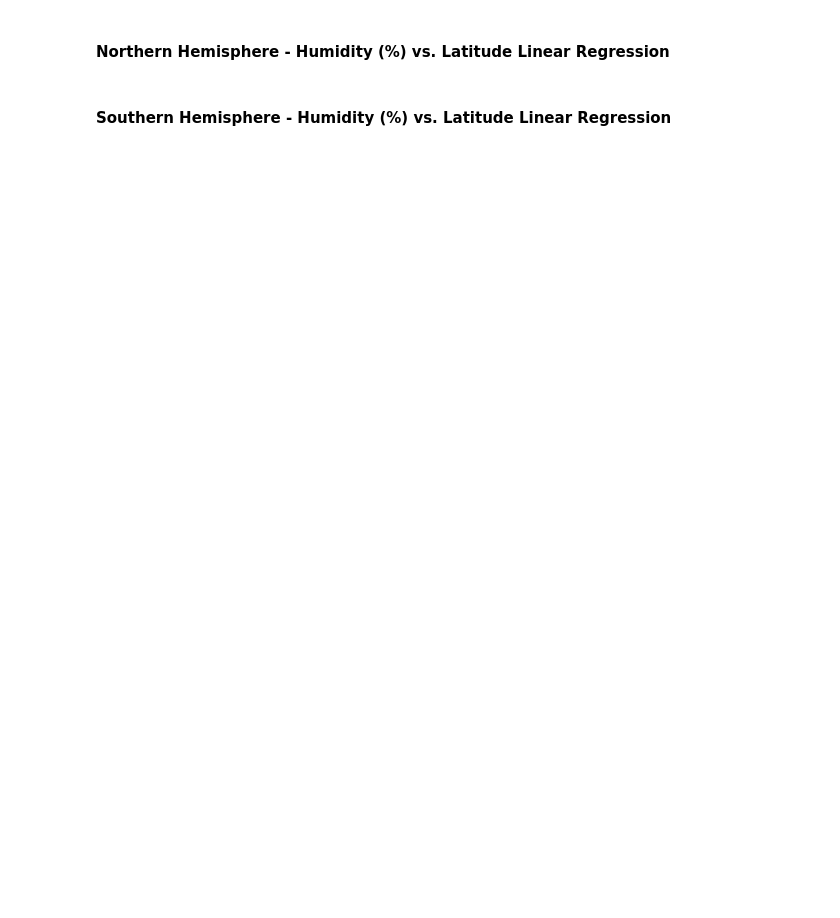
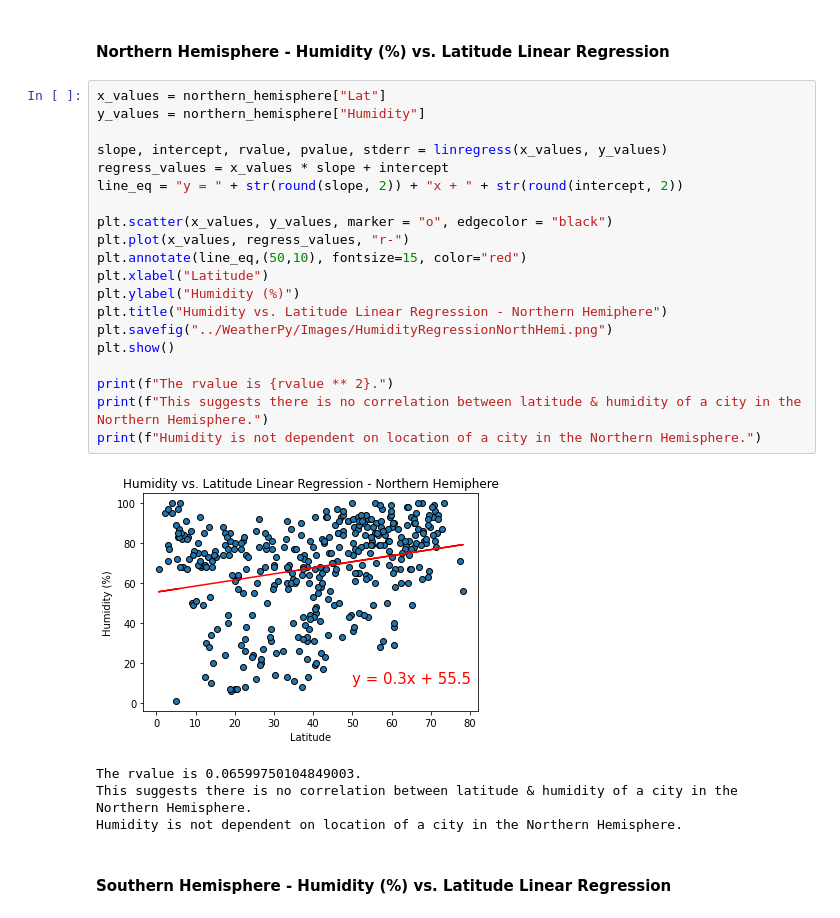
Before and after one commit to valputla/Python-API-Challenge, a Jupyter notebook: WeatherPy/WeatherPy.ipynb, the cells around one changed output. Drawn from its saved outputs; the diff is of its cells as text; blank space fills up the shorter version.

```diff
--- a/WeatherPy/WeatherPy.ipynb
+++ b/WeatherPy/WeatherPy.ipynb
@@ -271,4 +330,29 @@ plt.show()
 # %% [markdown]
 ####  Northern Hemisphere - Humidity (%) vs. Latitude Linear Regression
+# %%
+x_values = northern_hemisphere["Lat"]
+y_values = northern_hemisphere["Humidity"]
+
+slope, intercept, rvalue, pvalue, stderr = linregress(x_values, y_values)
+regress_values = x_values * slope + intercept
+line_eq = "y = " + str(round(slope, 2)) + "x + " + str(round(intercept, 2))
+
+plt.scatter(x_values, y_values, marker = "o", edgecolor = "black")
+plt.plot(x_values, regress_values, "r-")
+plt.annotate(line_eq,(50,10), fontsize=15, color="red")
+plt.xlabel("Latitude")
+plt.ylabel("Humidity (%)")
+plt.title("Humidity vs. Latitude Linear Regression - Northern Hemiphere")
+plt.savefig("../WeatherPy/Images/HumidityRegressionNorthHemi.png")
+plt.show()
+
+print(f"The rvalue is {rvalue ** 2}.")
+print(f"This suggests there is no correlation between latitude & humidity of a city in the Northern Hemisphere.")
+print(f"Humidity is not dependent on location of a city in the Northern Hemisphere.")
+# %% [output]
+[figure, added]
+The rvalue is 0.06599750104849003.
+This suggests there is no correlation between latitude & humidity of a city in the Northern Hemisphere.
+Humidity is not dependent on location of a city in the Northern Hemisphere.
 # %% [markdown]
 ####  Southern Hemisphere - Humidity (%) vs. Latitude Linear Regression
```
Also changed, not shown: parts of 14 cells of this notebook, 12 other files.
